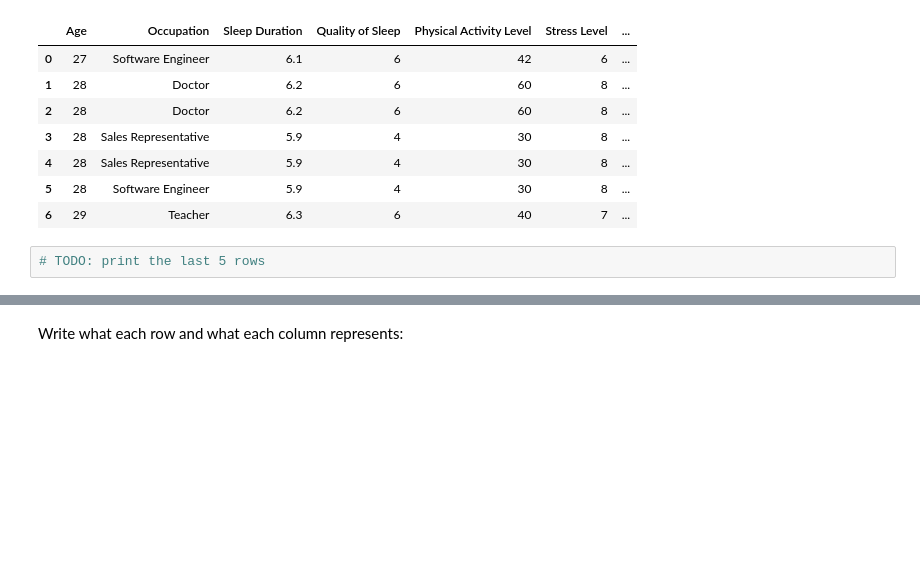
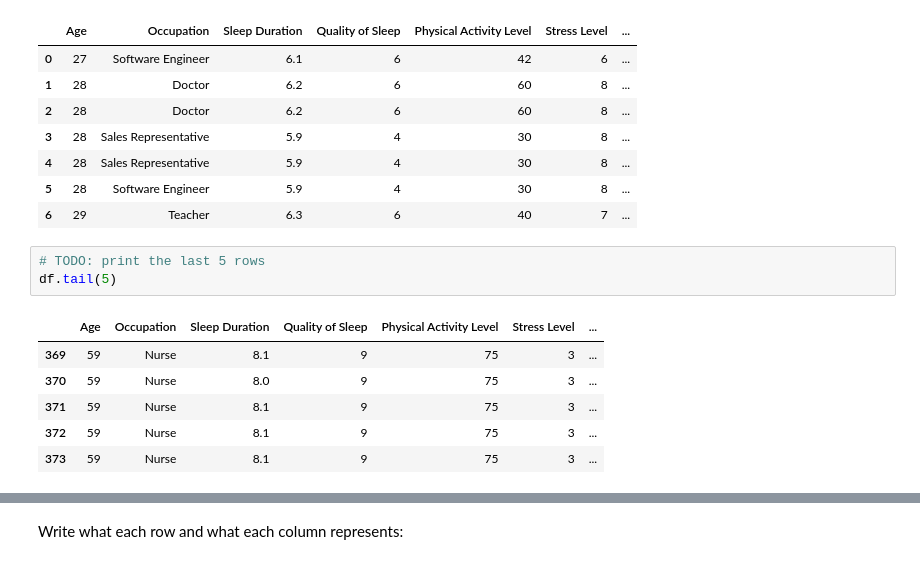
Before and after one commit to AnikaRanjan/MDST, a Jupyter notebook: week1.ipynb, the cells around one changed output, grey strips where cells are left out. Saved outputs shown, nothing was run; the diff lists cells and outputs as text; blank space fills up the shorter version.

```diff
--- a/week1.ipynb
+++ b/week1.ipynb
@@ -50,5 +50,13 @@ df.head(7)
 | 6 | 29 | Teacher | 6.3 | 6 | 40 | 7 | ... |
 # %%
 # TODO: print the last 5 rows
+df.tail(5)
+# %% [output]
+|  | Age | Occupation | Sleep Duration | Quality of Sleep | Physical Activity Level | Stress Level | ... |
+| 369 | 59 | Nurse | 8.1 | 9 | 75 | 3 | ... |
+| 370 | 59 | Nurse | 8.0 | 9 | 75 | 3 | ... |
+| 371 | 59 | Nurse | 8.1 | 9 | 75 | 3 | ... |
+| 372 | 59 | Nurse | 8.1 | 9 | 75 | 3 | ... |
+| 373 | 59 | Nurse | 8.1 | 9 | 75 | 3 | ... |
 # %%
 # TODO: print 5 random rows
```
Also changed, not shown: parts of 3 cells of this notebook.
